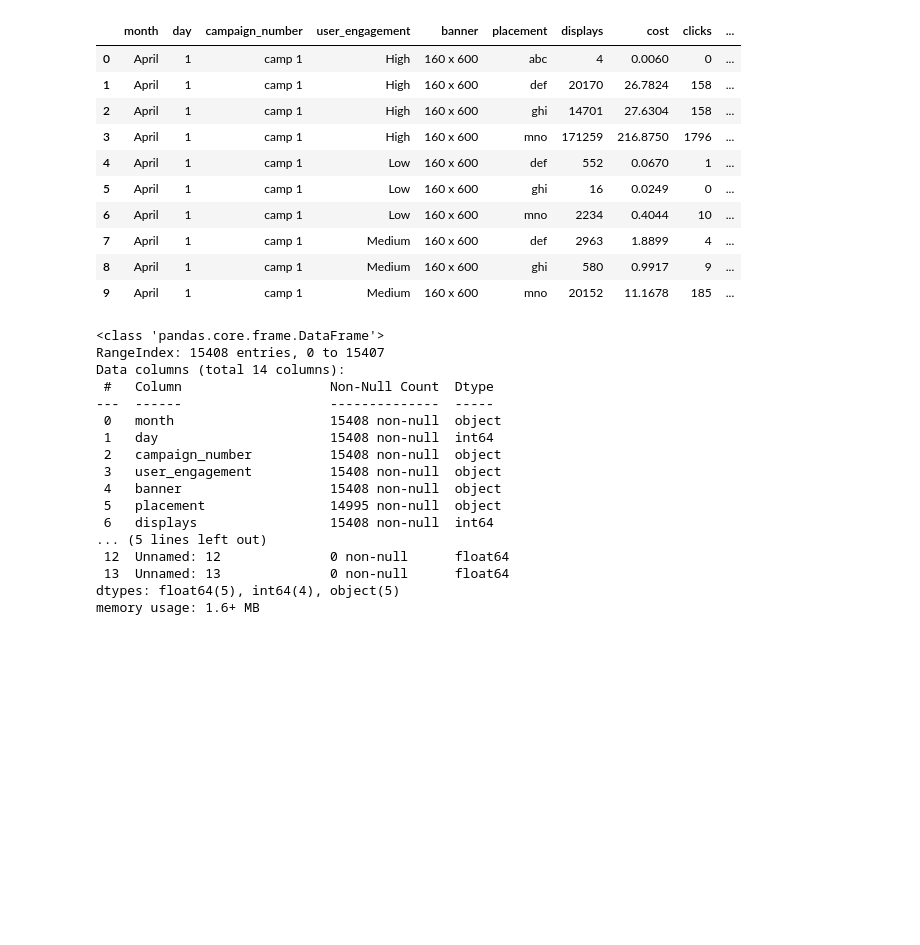
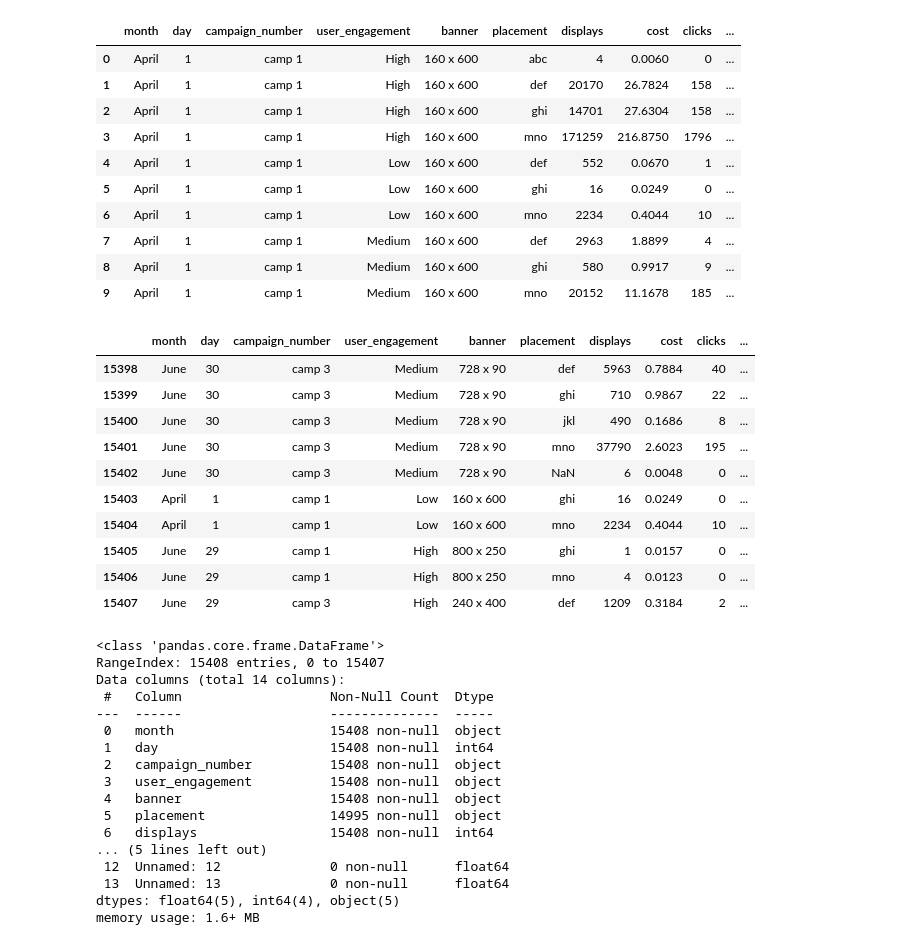
Before and after one commit to HemsIncognito/pyProjects, a Jupyter notebook: Digital_Marketing/4.2.ipynb, the cells around one changed output. Cells and saved outputs as stored; diff of their text form; code cells hidden in the pictures; blank space fills up the shorter version.

```diff
--- a/Digital_Marketing/4.2.ipynb
+++ b/Digital_Marketing/4.2.ipynb
@@ -31,6 +31,20 @@ data.head(10)
 | 7 | April | 1 | camp 1 | Medium | 160 x 600 | def | 2963 | 1.8899 | 4 | ... |
 | 8 | April | 1 | camp 1 | Medium | 160 x 600 | ghi | 580 | 0.9917 | 9 | ... |
 | 9 | April | 1 | camp 1 | Medium | 160 x 600 | mno | 20152 | 11.1678 | 185 | ... |
+# %%
+data.tail(10)
+# %% [output]
+|  | month | day | campaign_number | user_engagement | banner | placement | displays | cost | clicks | ... |
+| 15398 | June | 30 | camp 3 | Medium | 728 x 90 | def | 5963 | 0.7884 | 40 | ... |
+| 15399 | June | 30 | camp 3 | Medium | 728 x 90 | ghi | 710 | 0.9867 | 22 | ... |
+| 15400 | June | 30 | camp 3 | Medium | 728 x 90 | jkl | 490 | 0.1686 | 8 | ... |
+| 15401 | June | 30 | camp 3 | Medium | 728 x 90 | mno | 37790 | 2.6023 | 195 | ... |
+| 15402 | June | 30 | camp 3 | Medium | 728 x 90 | NaN | 6 | 0.0048 | 0 | ... |
+| 15403 | April | 1 | camp 1 | Low | 160 x 600 | ghi | 16 | 0.0249 | 0 | ... |
+| 15404 | April | 1 | camp 1 | Low | 160 x 600 | mno | 2234 | 0.4044 | 10 | ... |
+| 15405 | June | 29 | camp 1 | High | 800 x 250 | ghi | 1 | 0.0157 | 0 | ... |
+| 15406 | June | 29 | camp 1 | High | 800 x 250 | mno | 4 | 0.0123 | 0 | ... |
+| 15407 | June | 29 | camp 3 | High | 240 x 400 | def | 1209 | 0.3184 | 2 | ... |
 # %%
 data.info()
 # %% [output]
```
Also changed, not shown: parts of 4 cells of this notebook.
